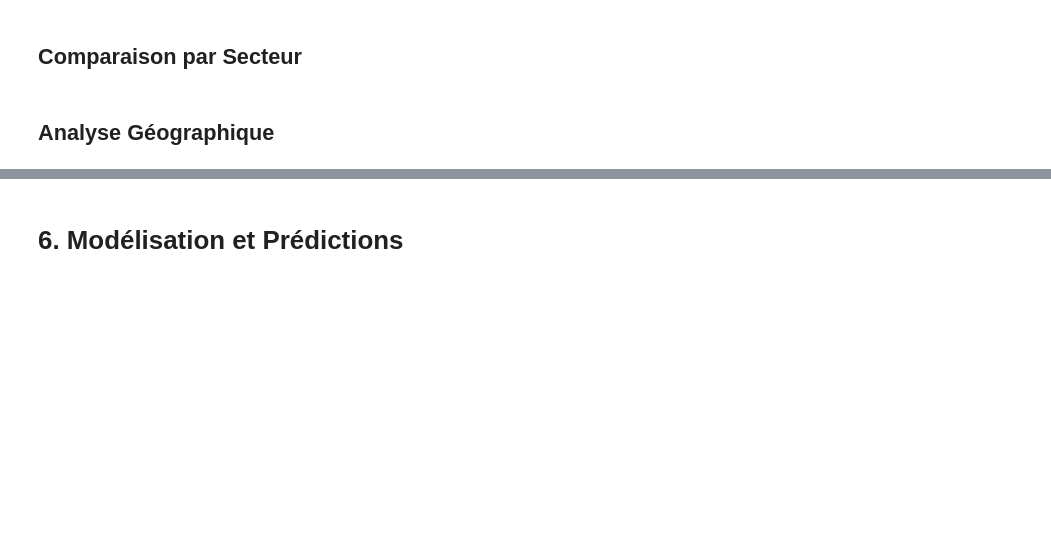
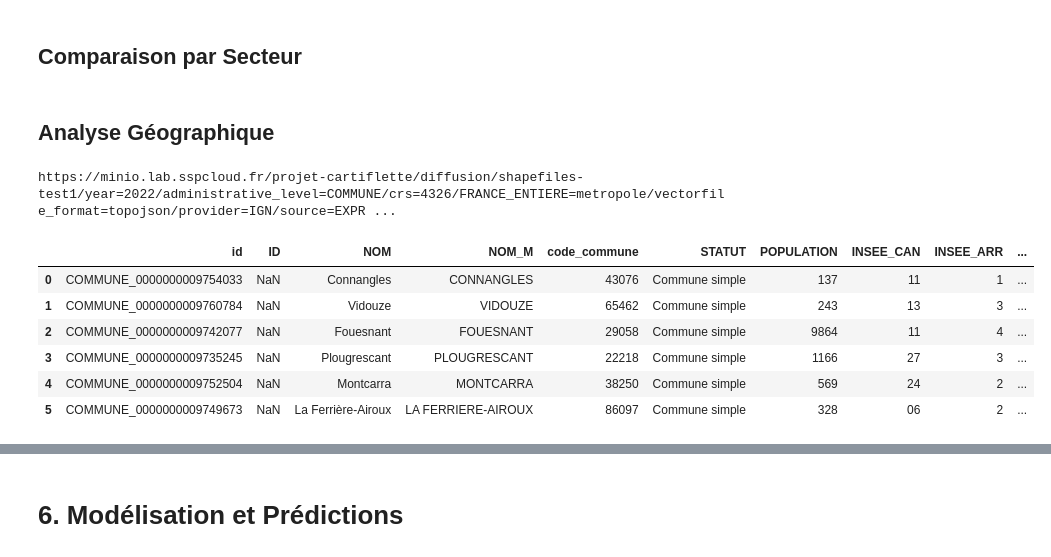
Before and after one commit to tgarnier067/Projet-Python-2023, a Jupyter notebook: Notebook_avec_modeles.ipynb, the cells around one changed output, grey strips where cells are left out. Drawn from its saved outputs; the diff is of its cells as text; code cells hidden in the pictures; blank space fills up the shorter version.

```diff
--- a/Notebook_avec_modeles.ipynb
+++ b/Notebook_avec_modeles.ipynb
@@ -796,0 +675,21 @@ import matplotlib.pyplot as plt
+# %%
+  import cartiflette.s3 as s3
+  shp_communes = s3.download_vectorfile_url_all(
+      values = "metropole",
+      crs = 4326,
+      borders = "COMMUNE",
+      vectorfile_format="topojson",
+      filter_by="FRANCE_ENTIERE",
+      source="EXPRESS-COG-CARTO-TERRITOIRE",
+      year=2022)
+shp_communes.rename(columns={'INSEE_COM': 'code_commune'}, inplace=True)
+shp_communes.head(6)
+# %% [output]
+https://minio.lab.sspcloud.fr/projet-cartiflette/diffusion/shapefiles-test1/year=2022/administrative_level=COMMUNE/crs=4326/FRANCE_ENTIERE=metropole/vectorfile_format=topojson/provider=IGN/source=EXPR ...
+|  | id | ID | NOM | NOM_M | code_commune | STATUT | POPULATION | INSEE_CAN | INSEE_ARR | ... |
+| 0 | COMMUNE_0000000009754033 | NaN | Connangles | CONNANGLES | 43076 | Commune simple | 137 | 11 | 1 | ... |
+| 1 | COMMUNE_0000000009760784 | NaN | Vidouze | VIDOUZE | 65462 | Commune simple | 243 | 13 | 3 | ... |
+| 2 | COMMUNE_0000000009742077 | NaN | Fouesnant | FOUESNANT | 29058 | Commune simple | 9864 | 11 | 4 | ... |
+| 3 | COMMUNE_0000000009735245 | NaN | Plougrescant | PLOUGRESCANT | 22218 | Commune simple | 1166 | 27 | 3 | ... |
+| 4 | COMMUNE_0000000009752504 | NaN | Montcarra | MONTCARRA | 38250 | Commune simple | 569 | 24 | 2 | ... |
+| 5 | COMMUNE_0000000009749673 | NaN | La Ferrière-Airoux | LA FERRIERE-AIROUX | 86097 | Commune simple | 328 | 06 | 2 | ... |
```
Also changed, not shown: parts of 25 cells of this notebook.
